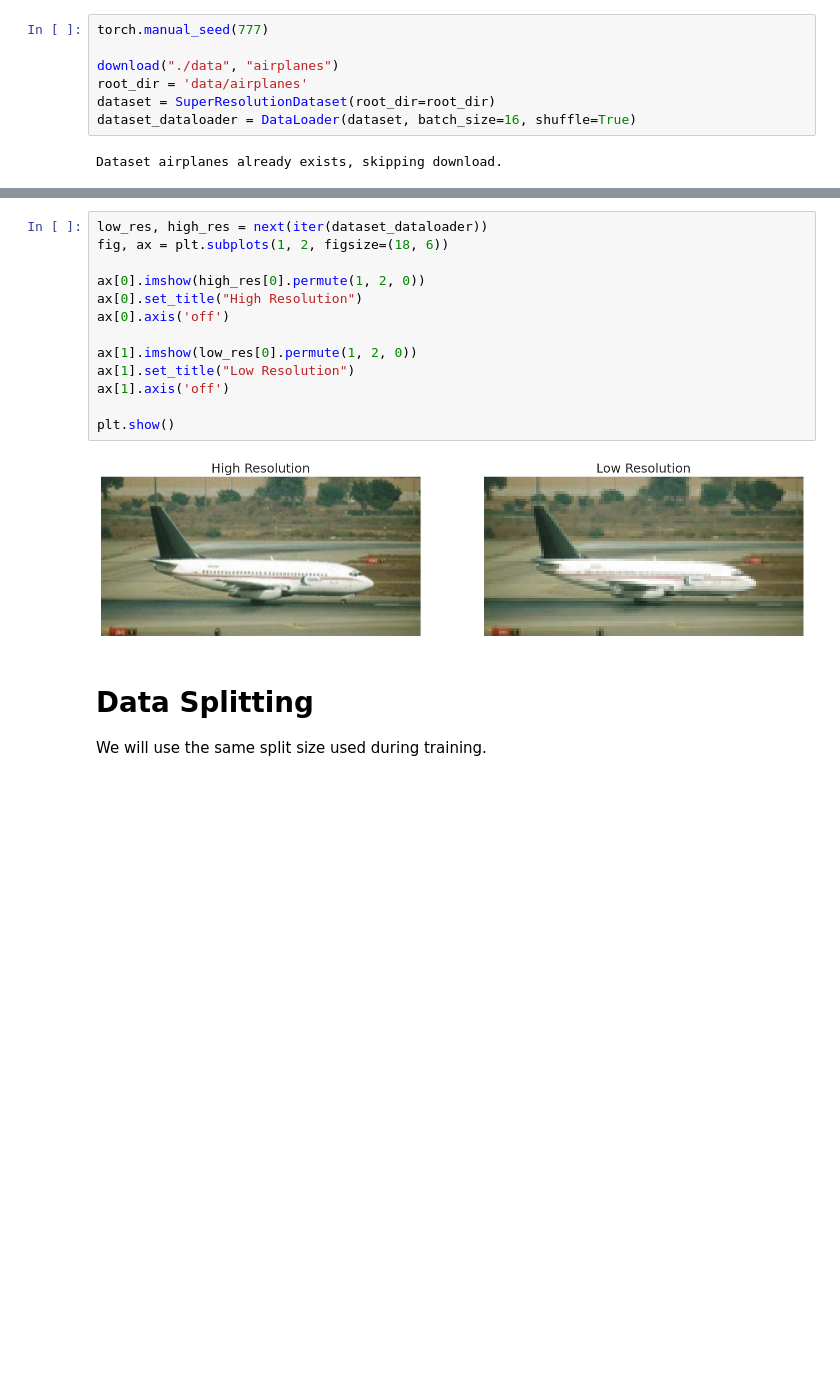
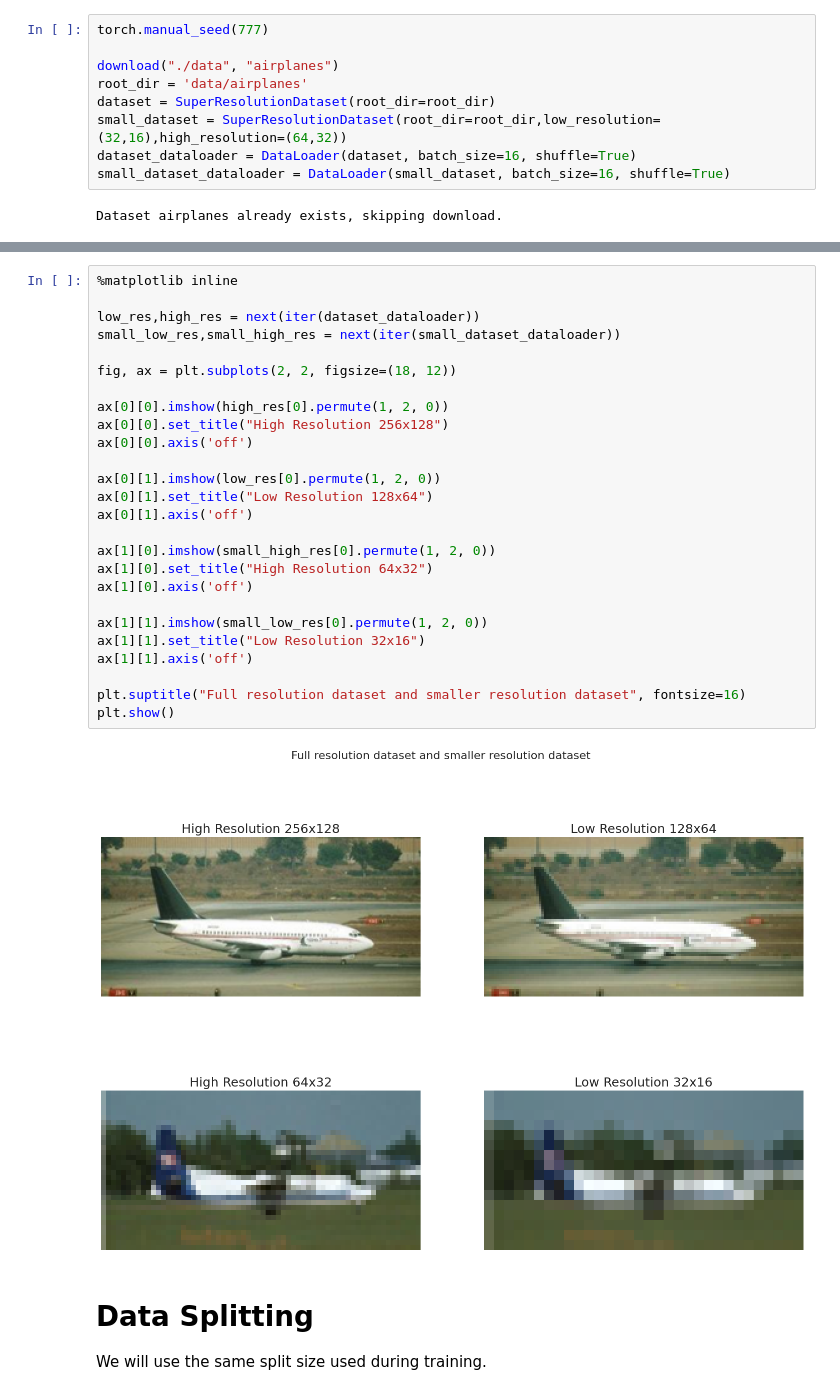
Before and after one commit to cMancio00/Super-Resolution, a Jupyter notebook: notebook.ipynb, the cells around one changed output, grey strips where cells are left out. Saved outputs shown, nothing was run; the diff lists cells and outputs as text; blank space fills up the shorter version.

```diff
--- a/notebook.ipynb
+++ b/notebook.ipynb
@@ -76,7 +110,9 @@ torch.manual_seed(777)
 download("./data", "airplanes")
 root_dir = 'data/airplanes'
 dataset = SuperResolutionDataset(root_dir=root_dir)
+small_dataset = SuperResolutionDataset(root_dir=root_dir,low_resolution=(32,16),high_resolution=(64,32))
 dataset_dataloader = DataLoader(dataset, batch_size=16, shuffle=True)
+small_dataset_dataloader = DataLoader(small_dataset, batch_size=16, shuffle=True)
 # %% [output]
 Dataset airplanes already exists, skipping download.
 # %% [markdown]
@@ -90,20 +126,33 @@ For simplicity, we have cropped all the images to have the same dimension.
 
 Below there is a plot with a low resolution image with the corresponding high resolution image.
 # %%
-low_res, high_res = next(iter(dataset_dataloader))
-fig, ax = plt.subplots(1, 2, figsize=(18, 6))
+%matplotlib inline
 
-ax[0].imshow(high_res[0].permute(1, 2, 0))
-ax[0].set_title("High Resolution")
-ax[0].axis('off')
+low_res,high_res = next(iter(dataset_dataloader))
+small_low_res,small_high_res = next(iter(small_dataset_dataloader))
 
-ax[1].imshow(low_res[0].permute(1, 2, 0))
-ax[1].set_title("Low Resolution")
-ax[1].axis('off')
+fig, ax = plt.subplots(2, 2, figsize=(18, 12))
 
+ax[0][0].imshow(high_res[0].permute(1, 2, 0))
+ax[0][0].set_title("High Resolution 256x128")
+ax[0][0].axis('off')
+
+ax[0][1].imshow(low_res[0].permute(1, 2, 0))
+ax[0][1].set_title("Low Resolution 128x64")
+ax[0][1].axis('off')
+
+ax[1][0].imshow(small_high_res[0].permute(1, 2, 0))
+ax[1][0].set_title("High Resolution 64x32")
+ax[1][0].axis('off')
+
+ax[1][1].imshow(small_low_res[0].permute(1, 2, 0))
+ax[1][1].set_title("Low Resolution 32x16")
+ax[1][1].axis('off')
+
+plt.suptitle("Full resolution dataset and smaller resolution dataset", fontsize=16)
 plt.show()
 # %% [output]
-[figure, old version]
+[figure, new version]
 # %% [markdown]
 # Data Splitting
 
```
Also changed, not shown: parts of 15 cells of this notebook, 42 other files.
